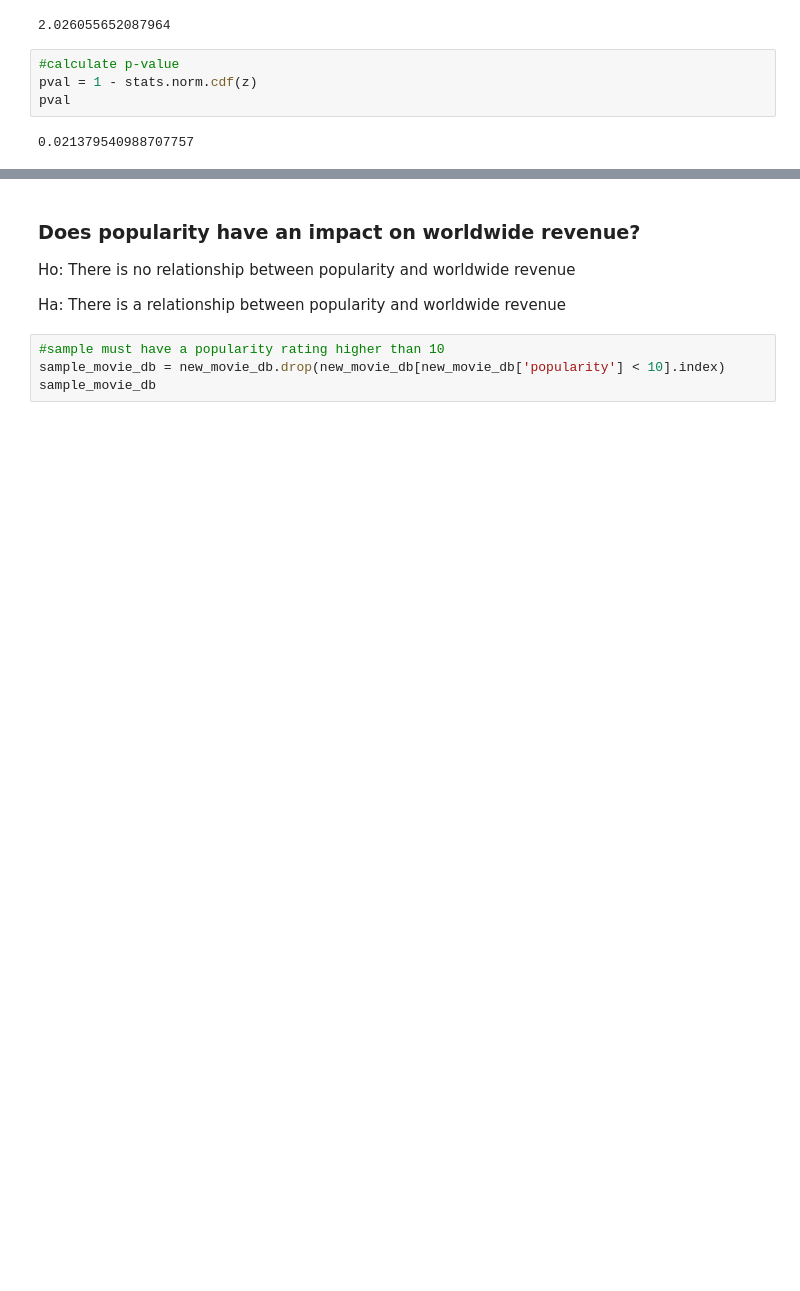
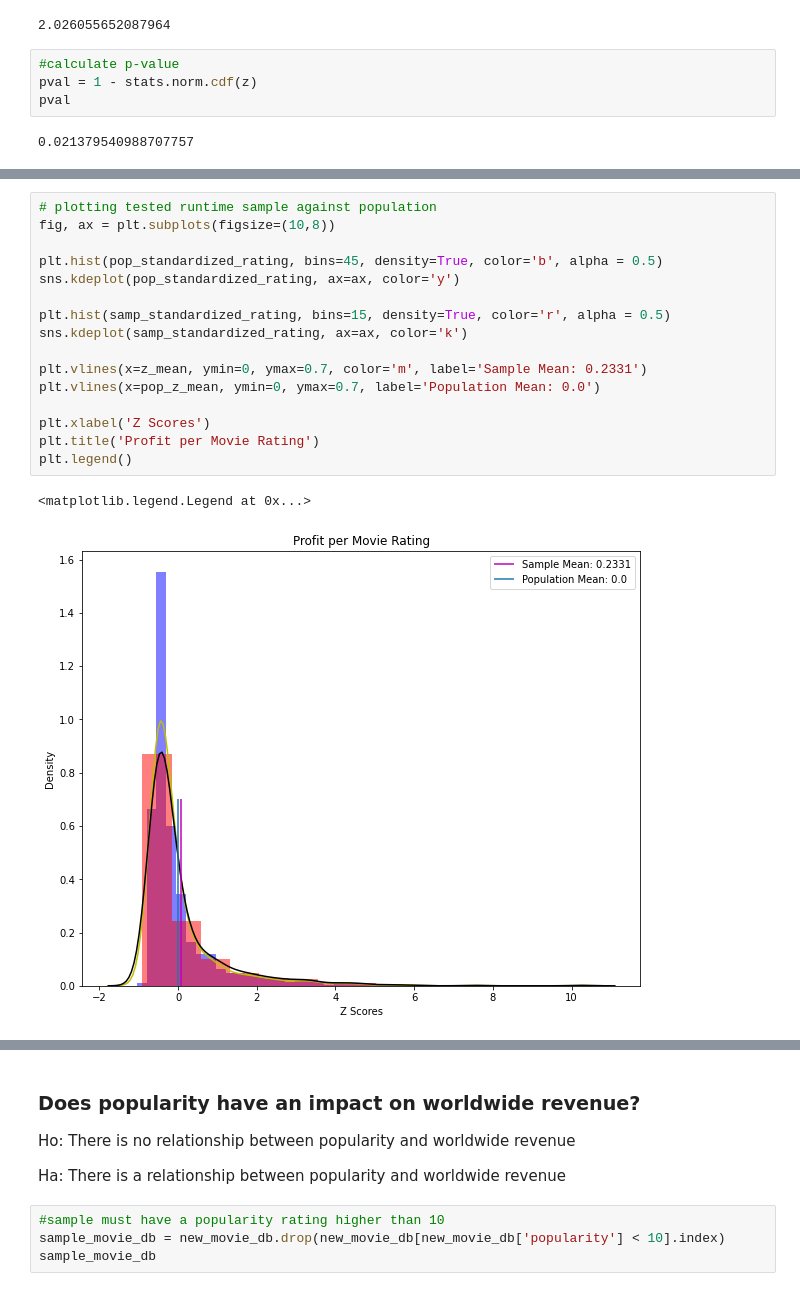
Before and after one commit to mfFrida/Capstone-Project-Semester-1, a Jupyter notebook: student.ipynb, the cells around one changed output, grey strips where cells are left out. Saved outputs shown, nothing was run; the diff lists cells and outputs as text; blank space fills up the shorter version.

```diff
--- a/student.ipynb
+++ b/student.ipynb
@@ -879 +915,20 @@ Reject Null Hypothesis
+# %%
+# plotting tested runtime sample against population
+fig, ax = plt.subplots(figsize=(10,8))
+
+plt.hist(pop_standardized_rating, bins=45, density=True, color='b', alpha = 0.5)
+sns.kdeplot(pop_standardized_rating, ax=ax, color='y')
+
+plt.hist(samp_standardized_rating, bins=15, density=True, color='r', alpha = 0.5)
+sns.kdeplot(samp_standardized_rating, ax=ax, color='k')
+
+plt.vlines(x=z_mean, ymin=0, ymax=0.7, color='m', label='Sample Mean: 0.2331')
+plt.vlines(x=pop_z_mean, ymin=0, ymax=0.7, label='Population Mean: 0.0')
+
+plt.xlabel('Z Scores')
+plt.title('Profit per Movie Rating')
+plt.legend()
+# %% [output]
+<matplotlib.legend.Legend at 0x...>
+[figure, added]
 # %%
```
Also changed, not shown: parts of 19 cells of this notebook.
